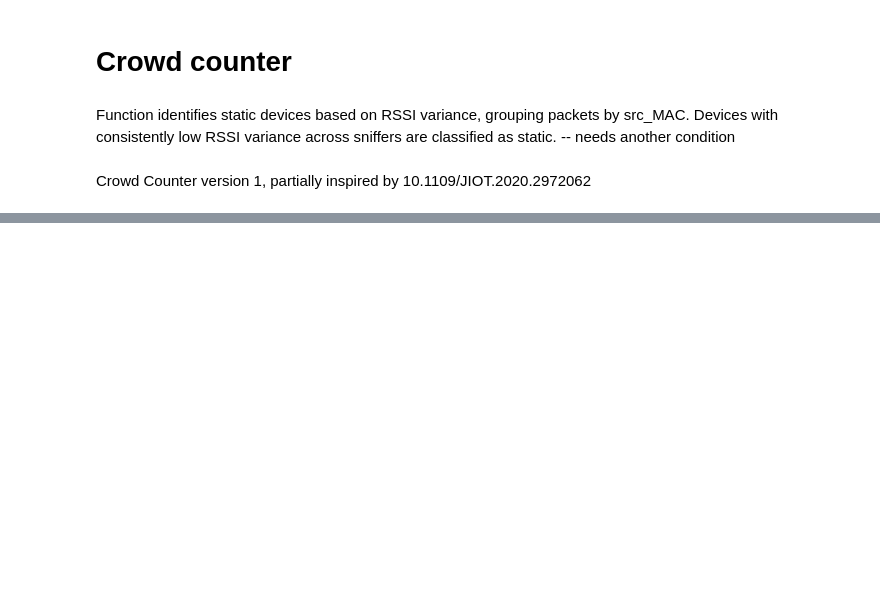
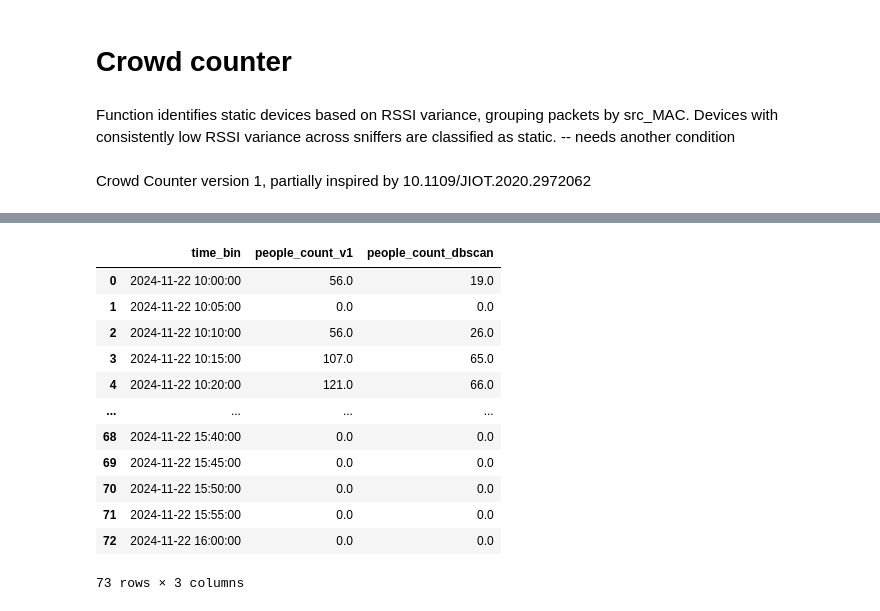
Before and after one commit to NorbertMatuska/BP_Exploring_Non_Invasive_Crowd_Movement_Monitoring_Techniques_within_Public_Infrastructure, a Jupyter notebook: BP_pipeline.ipynb, the cells around one changed output, grey strips where cells are left out. Cells and saved outputs as stored; diff of their text form; code cells hidden in the pictures; blank space fills up the shorter version.

Commit message:
new versions of crowd counters_1

```diff
--- a/BP_pipeline.ipynb
+++ b/BP_pipeline.ipynb
@@ -323,5 +321,5 @@ client = clickhouse_connect.get_client(
     host='localhost',
     port=8123,
     username='monad',
-    password='password'
+    password=password
 )
@@ -372,7 +368,7 @@ client.command(create_sql)
 <clickhouse_connect.driver.summary.QuerySummary at 0x...>
 # %%
 CHUNK_SIZE = 50_000
-OFFSET = 113460000
+OFFSET = 0
 
 while True:
     query = f"""
@@ -768,0 +955,18 @@ def counter_v1(start_time: str, end_time: str):
+# %%
+merged = pd.merge(df_cc_v1, df_cc_dbscan, on='time_bin', how='outer', suffixes=('_v1', '_dbscan'))
+# %%
+merged
+# %% [output]
+|  | time_bin | people_count_v1 | people_count_dbscan |
+| 0 | 2024-11-22 10:00:00 | 56.0 | 19.0 |
+| 1 | 2024-11-22 10:05:00 | 0.0 | 0.0 |
+| 2 | 2024-11-22 10:10:00 | 56.0 | 26.0 |
+| 3 | 2024-11-22 10:15:00 | 107.0 | 65.0 |
+| 4 | 2024-11-22 10:20:00 | 121.0 | 66.0 |
+| ... | ... | ... | ... |
+| 68 | 2024-11-22 15:40:00 | 0.0 | 0.0 |
+| 69 | 2024-11-22 15:45:00 | 0.0 | 0.0 |
+| 70 | 2024-11-22 15:50:00 | 0.0 | 0.0 |
+| 71 | 2024-11-22 15:55:00 | 0.0 | 0.0 |
+| 72 | 2024-11-22 16:00:00 | 0.0 | 0.0 |
+73 rows × 3 columns
```
Also changed, not shown: parts of 6 cells of this notebook.
